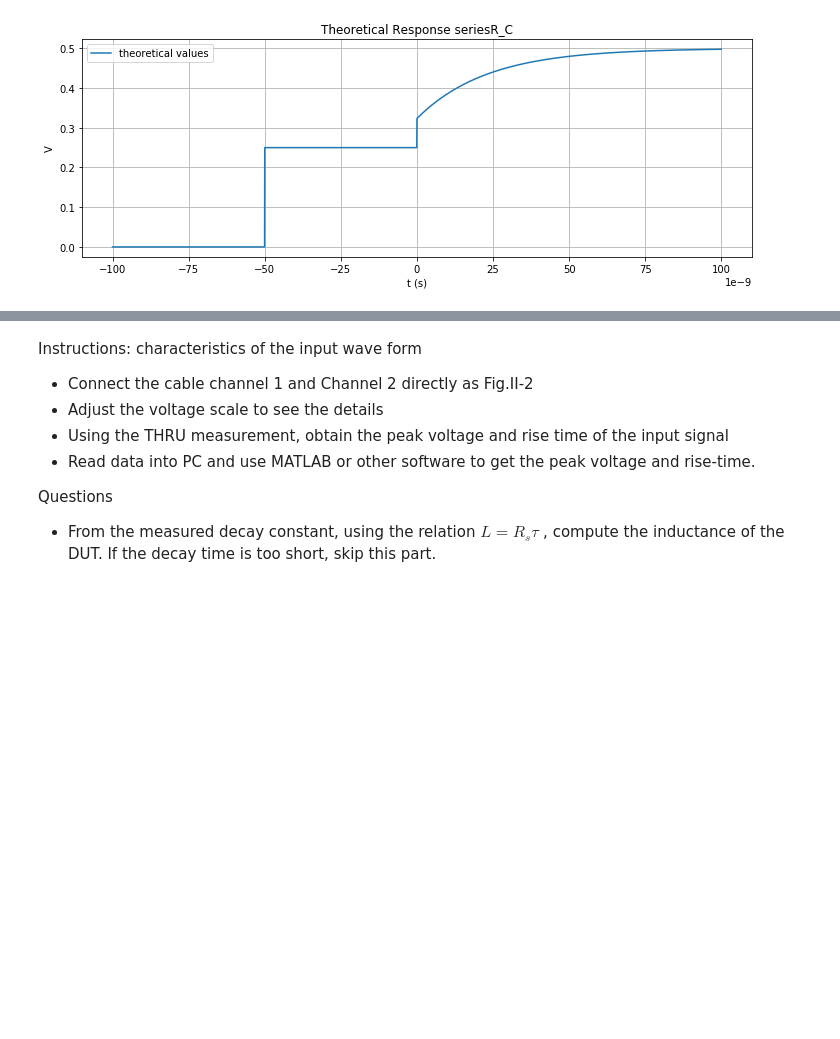
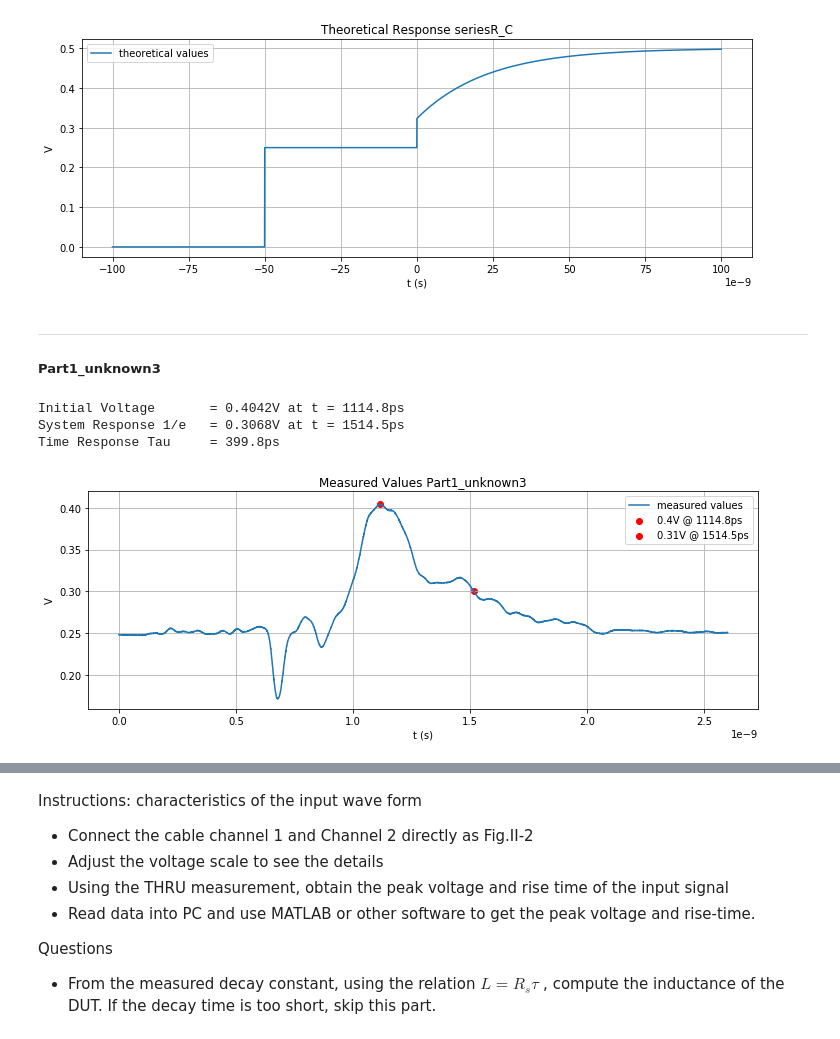
Before and after one commit to kegedy/UWEE572, a Jupyter notebook: labs/lab01/lab01.ipynb, the cells around one changed output, grey strips where cells are left out. Drawn from its saved outputs; the diff is of its cells as text; code cells hidden in the pictures; blank space fills up the shorter version.

```diff
--- a/labs/lab01/lab01.ipynb
+++ b/labs/lab01/lab01.ipynb
@@ -452,4 +546,50 @@ plt.grid(True)
 plt.legend();
 # %% [output]
 [figure]
+# %% [markdown]
+<hr>
+
+##### Part1_unknown3
+# %%
+# Find V0
+V0 = max(Part1_unknown3_260ps)[0]
+x0 = np.argmax(Part1_unknown3_260ps)
+
+# Time Constant
+V1 = V0 - 0.632 * (V0-0.25)  # 0.3068
+x1 = np.where((Part1_unknown3_260ps>0.30) & (Part1_unknown3_260ps<0.31))[0][-1]
+
+# Resolution
+x,res = np.linspace(0,2.6*10**(-9),len(Part1_unknown3_260ps),endpoint=False,retstep=True)
+Ures = res*10**12
+
+# Print
+print(f'Initial Voltage       = {round(V0,4)}V at t = {round(x0*Ures,1)}ps')
+print(f'System Response 1/e   = {round(V1,4)}V at t = {round(x1*Ures,1)}ps')
+print(f'Time Response Tau     = {round((x1-x0)*Ures,1)}ps')
+# %% [output]
+Initial Voltage       = 0.4042V at t = 1114.8ps
+System Response 1/e   = 0.3068V at t = 1514.5ps
+Time Response Tau     = 399.8ps
+# %%
+# Measured Values: Part1_unknown3
+#
+fig,ax = plt.subplots(figsize=(12,4))
+x,res = np.linspace(0,2.6*10**(-9),len(Part1_unknown3_260ps),endpoint=False,retstep=True)
+Ures = res*10**12
+
+# Plot
+ax.plot(x,Part1_unknown3_260ps,label='measured values')
+ax.scatter(x0*res,Part1_unknown3_260ps[x0],color='red',label=f'{round(V0,2)}V @ {round(x0*Ures,1)}ps')
+ax.scatter(x1*res,Part1_unknown3_260ps[x1],color='red',label=f'{round(V1,2)}V @ {round(x1*Ures,1)}ps')
+
+# Labels
+ax.ticklabel_format(axis='x',style='sci', scilimits=(-9,-9))
+ax.set_title('Measured Values Part1_unknown3')
+ax.set_xlabel('t (s)')
+ax.set_ylabel('V')
+plt.grid(True)
+plt.legend();
+# %% [output]
+[figure, added]
 # %% [markdown]
```
Also changed, not shown: parts of 44 cells of this notebook, 1 other file.
